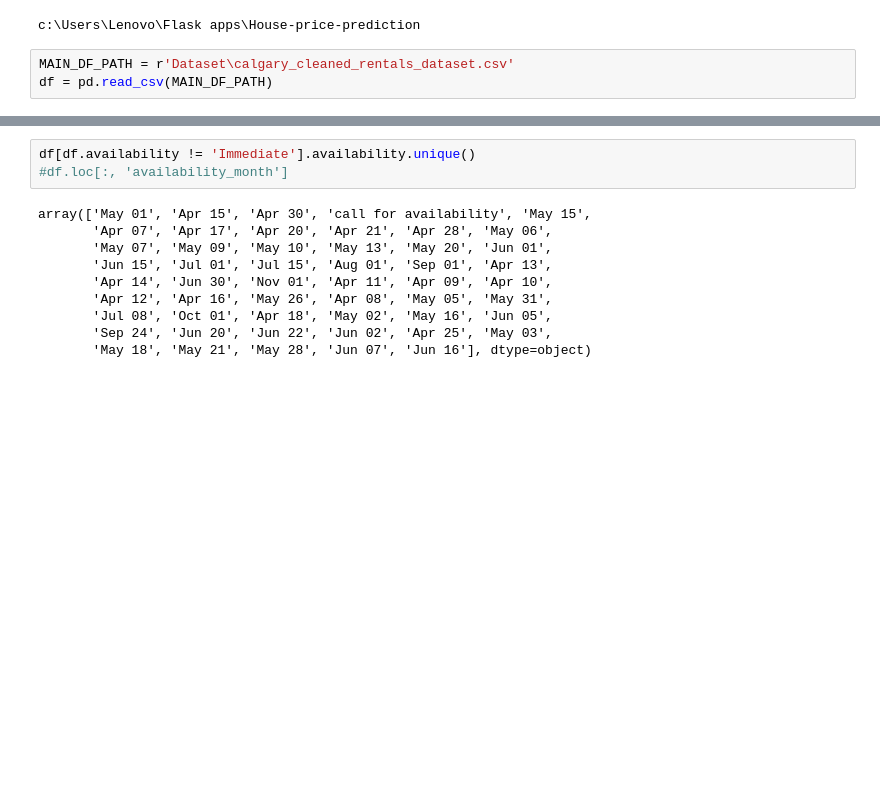
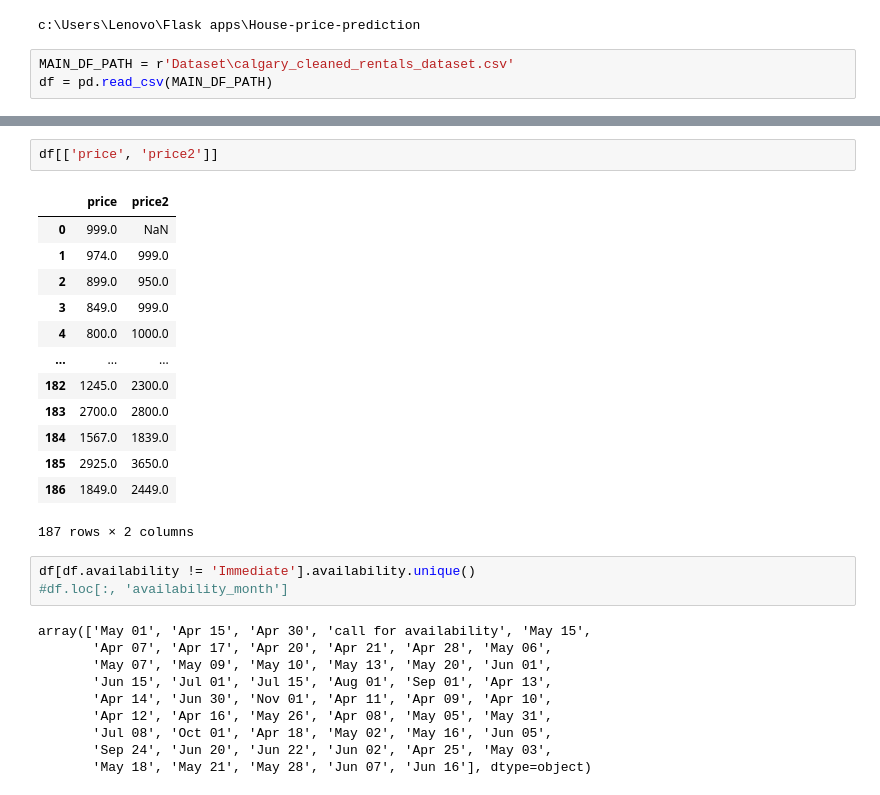
Before and after one commit to mitramir55/House-Price-Analyzer-Flask, a Jupyter notebook: Practice/practice - 2.ipynb, the cells around one changed output, grey strips where cells are left out. Cells and saved outputs as stored; diff of their text form; blank space fills up the shorter version.

```diff
--- a/Practice/practice - 2.ipynb
+++ b/Practice/practice - 2.ipynb
@@ -65,3 +117,19 @@ df[df.sq_feet.isna()]
+# %%
+df[['price', 'price2']]
+# %% [output]
+|  | price | price2 |
+| 0 | 999.0 | NaN |
+| 1 | 974.0 | 999.0 |
+| 2 | 899.0 | 950.0 |
+| 3 | 849.0 | 999.0 |
+| 4 | 800.0 | 1000.0 |
+| ... | ... | ... |
+| 182 | 1245.0 | 2300.0 |
+| 183 | 2700.0 | 2800.0 |
+| 184 | 1567.0 | 1839.0 |
+| 185 | 2925.0 | 3650.0 |
+| 186 | 1849.0 | 2449.0 |
+187 rows × 2 columns
 # %%
 df[df.availability != 'Immediate'].availability.unique()
 #df.loc[:, 'availability_month']
```
Also changed, not shown: parts of 15 cells of this notebook, 1 other file.
